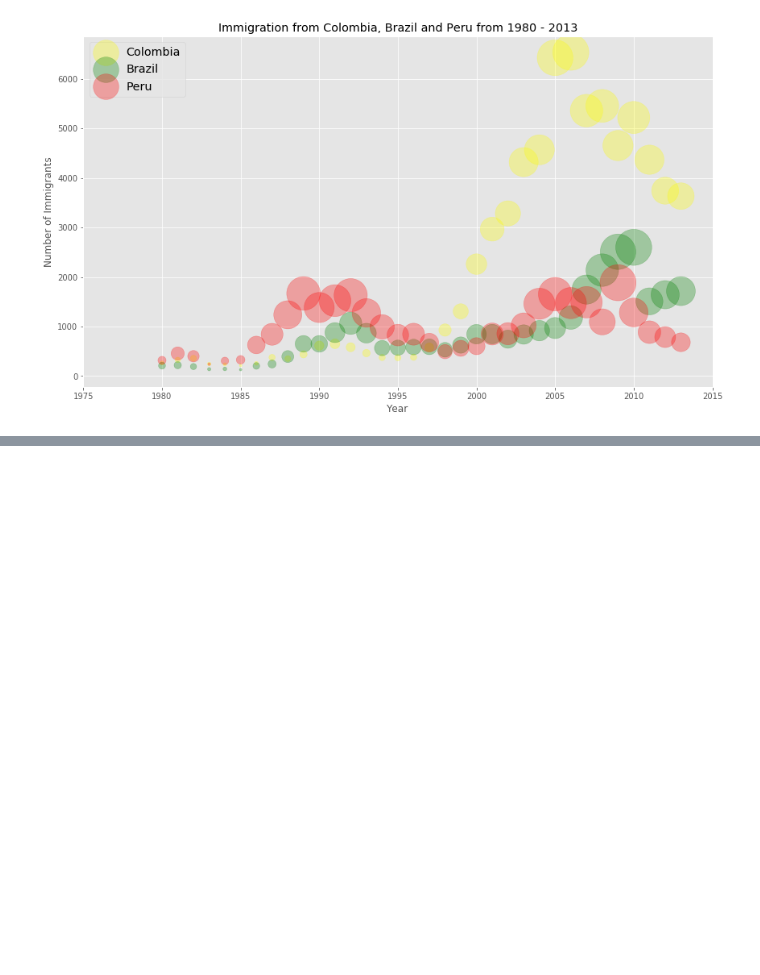
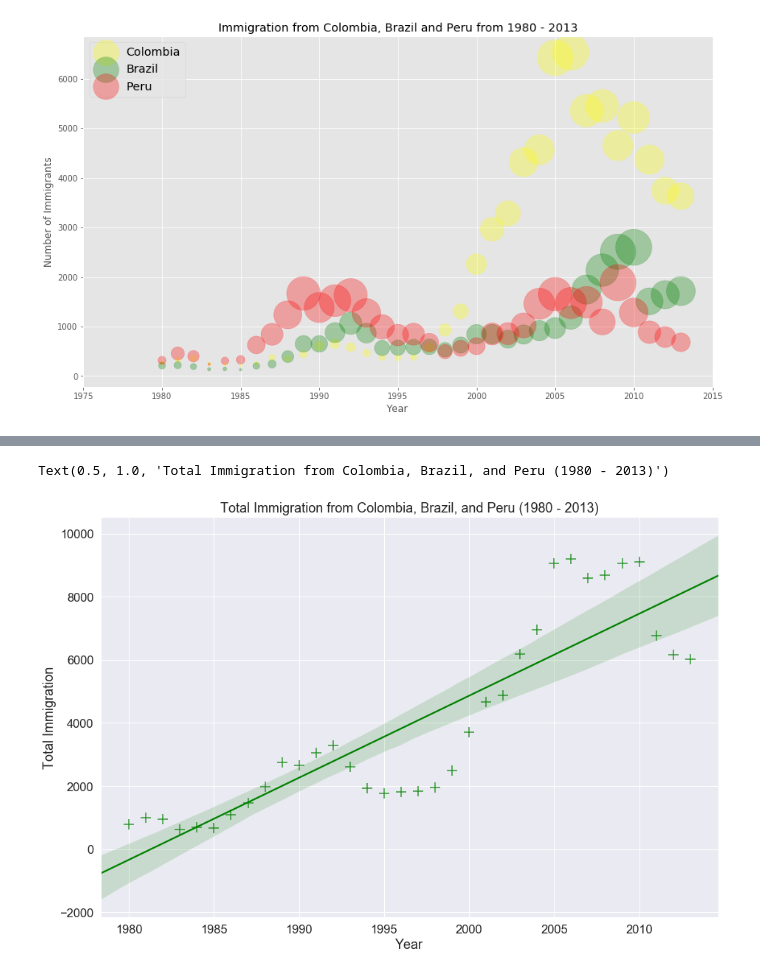
Before and after one commit to felgonzalezh/IBM-Data-Science-Professional-Certification, a Jupyter notebook: Course7_Data_Visualization_with_Python/matplotlib_summary.ipynb, the cells around one changed output, grey strips where cells are left out. Drawn from its saved outputs; the diff is of its cells as text; code cells hidden in the pictures; blank space fills up the shorter version.

```diff
--- a/Course7_Data_Visualization_with_Python/matplotlib_summary.ipynb
+++ b/Course7_Data_Visualization_with_Python/matplotlib_summary.ipynb
@@ -314,0 +385,11 @@ ax0.legend(['Colombia','Brazil', 'Peru'], loc='upper left', fontsize='x-large')
+# %%
+plt.figure(figsize=(15, 10))
+
+sns.set(font_scale=1.5)
+
+ax = sns.regplot(x='year', y='total', data=df_total, color='green', marker='+', scatter_kws={'s': 200})
+ax.set(xlabel='Year', ylabel='Total Immigration')
+ax.set_title('Total Immigration from Colombia, Brazil, and Peru (1980 - 2013)')
+# %% [output]
+Text(0.5, 1.0, 'Total Immigration from Colombia, Brazil, and Peru (1980 - 2013)')
+[figure, added]
```
Also changed, not shown: parts of 11 cells of this notebook.
